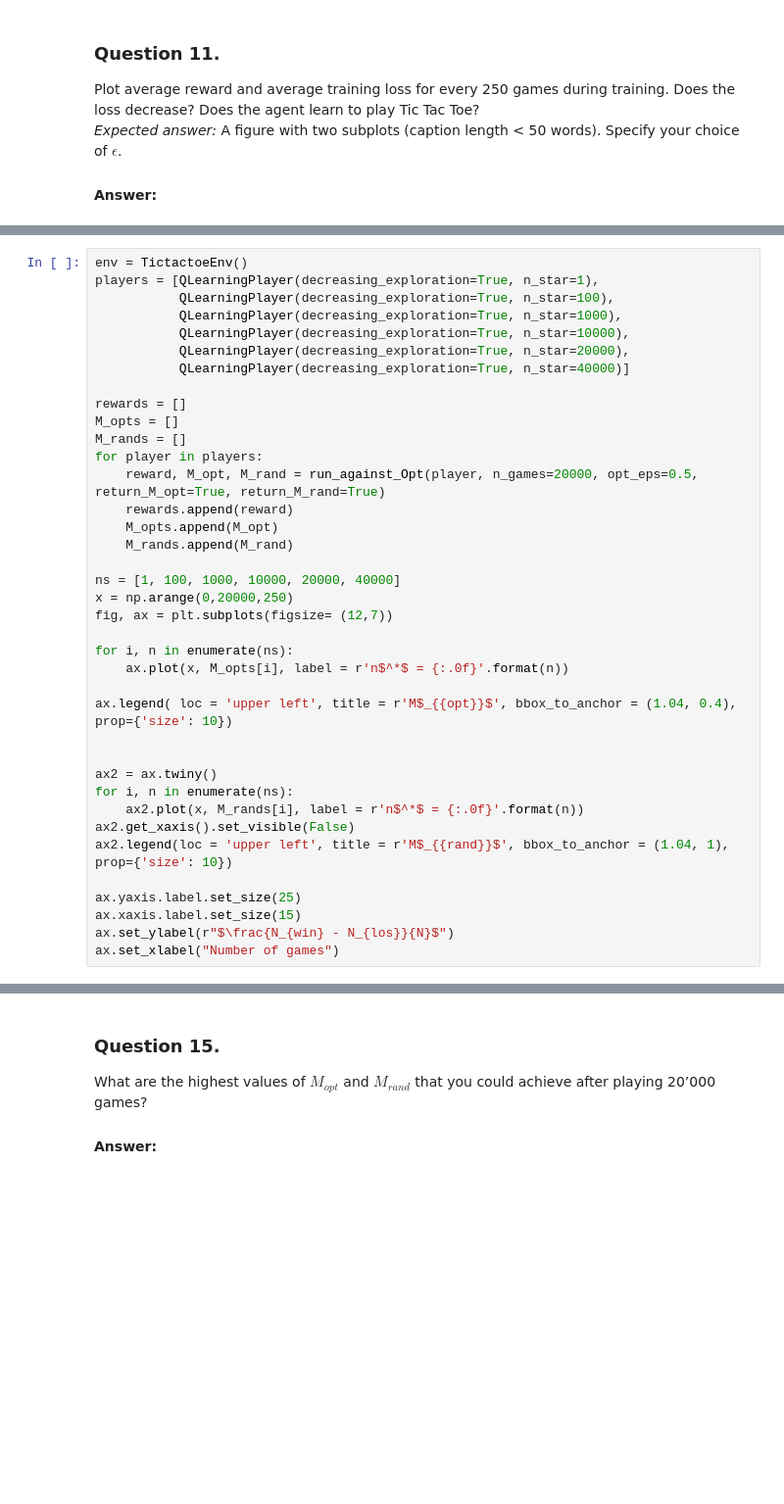
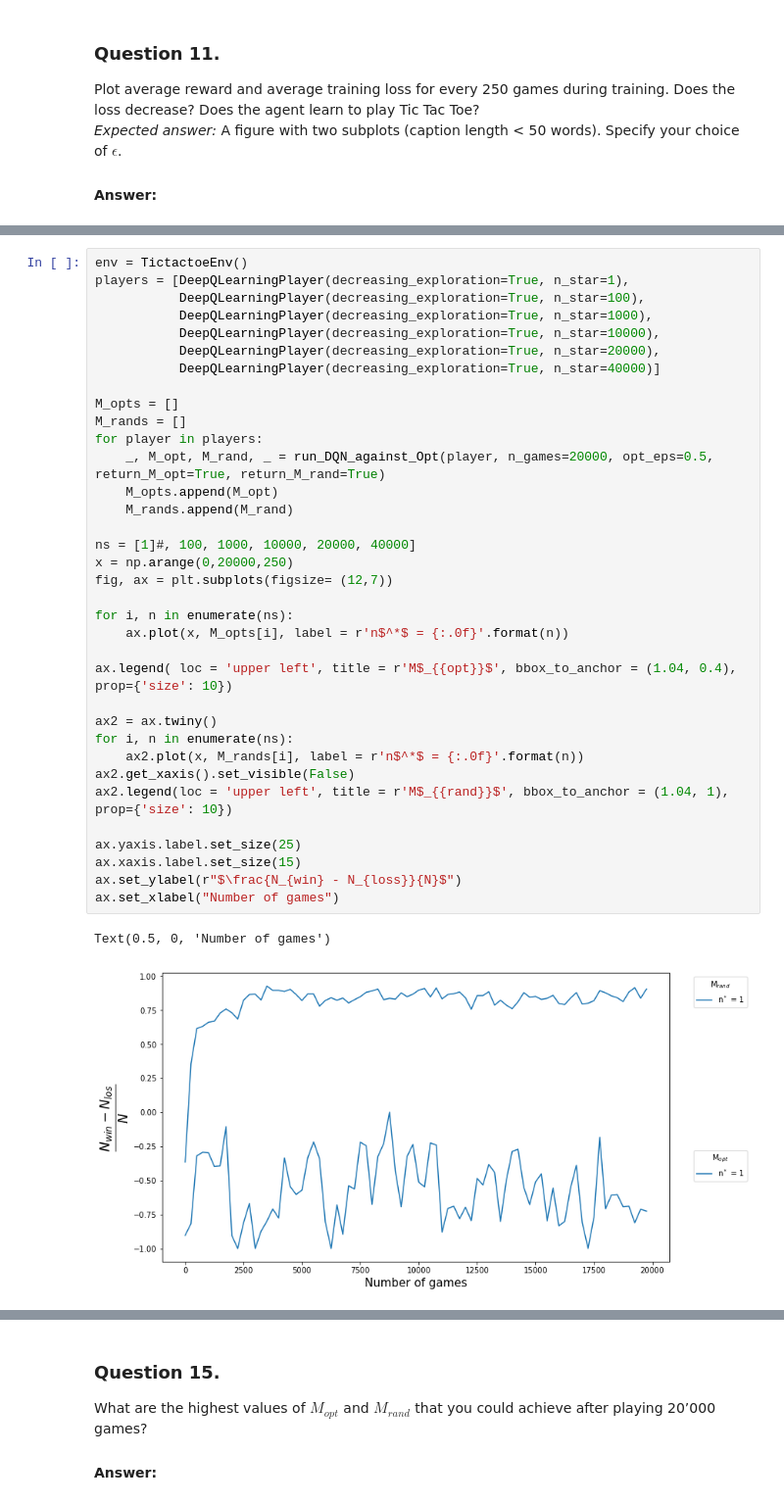
Before and after one commit to jgoumaz/EPFL_ANN_TicTacToe, a Jupyter notebook: questions.ipynb, the cells around one changed output, grey strips where cells are left out. Shown: that part at 98% size. Saved outputs shown, nothing was run; the diff lists cells and outputs as text; blank space fills up the shorter version.

```diff
--- a/questions.ipynb
+++ b/questions.ipynb
@@ -460,39 +517,39 @@ After every 250 games during training, compute the ‘test’ $M_{opt}$ and $M_{
 #### Answer:
 # %%
 env = TictactoeEnv()
-players = [QLearningPlayer(decreasing_exploration=True, n_star=1),
-           QLearningPlayer(decreasing_exploration=True, n_star=100),
-           QLearningPlayer(decreasing_exploration=True, n_star=1000),
-           QLearningPlayer(decreasing_exploration=True, n_star=10000),
-           QLearningPlayer(decreasing_exploration=True, n_star=20000),
-           QLearningPlayer(decreasing_exploration=True, n_star=40000)]
+players = [DeepQLearningPlayer(decreasing_exploration=True, n_star=1),
+           DeepQLearningPlayer(decreasing_exploration=True, n_star=100),
+           DeepQLearningPlayer(decreasing_exploration=True, n_star=1000),
+           DeepQLearningPlayer(decreasing_exploration=True, n_star=10000),
+           DeepQLearningPlayer(decreasing_exploration=True, n_star=20000),
+           DeepQLearningPlayer(decreasing_exploration=True, n_star=40000)]
 
-rewards = []
 M_opts = []
 M_rands = []
 for player in players:
-    reward, M_opt, M_rand = run_against_Opt(player, n_games=20000, opt_eps=0.5, return_M_opt=True, return_M_rand=True)
-    rewards.append(reward)
+    _, M_opt, M_rand, _ = run_DQN_against_Opt(player, n_games=20000, opt_eps=0.5, return_M_opt=True, return_M_rand=True)
     M_opts.append(M_opt)
     M_rands.append(M_rand)
 
-ns = [1, 100, 1000, 10000, 20000, 40000]
+ns = [1]#, 100, 1000, 10000, 20000, 40000]
 x = np.arange(0,20000,250)
 fig, ax = plt.subplots(figsize= (12,7))
 
 for i, n in enumerate(ns):
     ax.plot(x, M_opts[i], label = r'n$^*$ = {:.0f}'.format(n))
 
 ax.legend( loc = 'upper left', title = r'M$_{{opt}}$', bbox_to_anchor = (1.04, 0.4), prop={'size': 10})
-
 
 ax2 = ax.twiny()
 for i, n in enumerate(ns):
     ax2.plot(x, M_rands[i], label = r'n$^*$ = {:.0f}'.format(n))
 ax2.get_xaxis().set_visible(False)
 ax2.legend(loc = 'upper left', title = r'M$_{{rand}}$', bbox_to_anchor = (1.04, 1), prop={'size': 10})
 
 ax.yaxis.label.set_size(25)
 ax.xaxis.label.set_size(15)
-ax.set_ylabel(r"$\frac{N_{win} - N_{los}}{N}$")
+ax.set_ylabel(r"$\frac{N_{win} - N_{loss}}{N}$")
 ax.set_xlabel("Number of games")
+# %% [output]
+Text(0.5, 0, 'Number of games')
+[figure, added]
```
Also changed, not shown: parts of 26 cells of this notebook.
